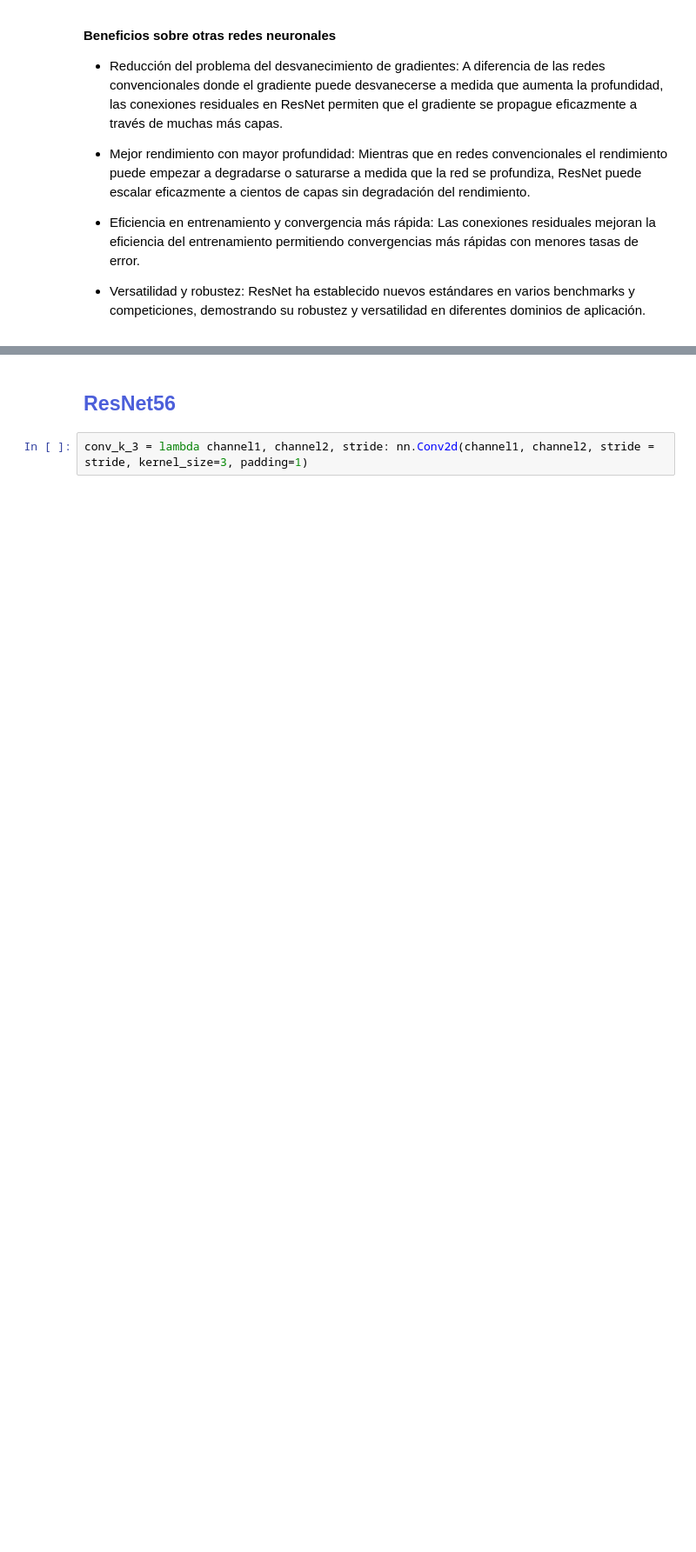
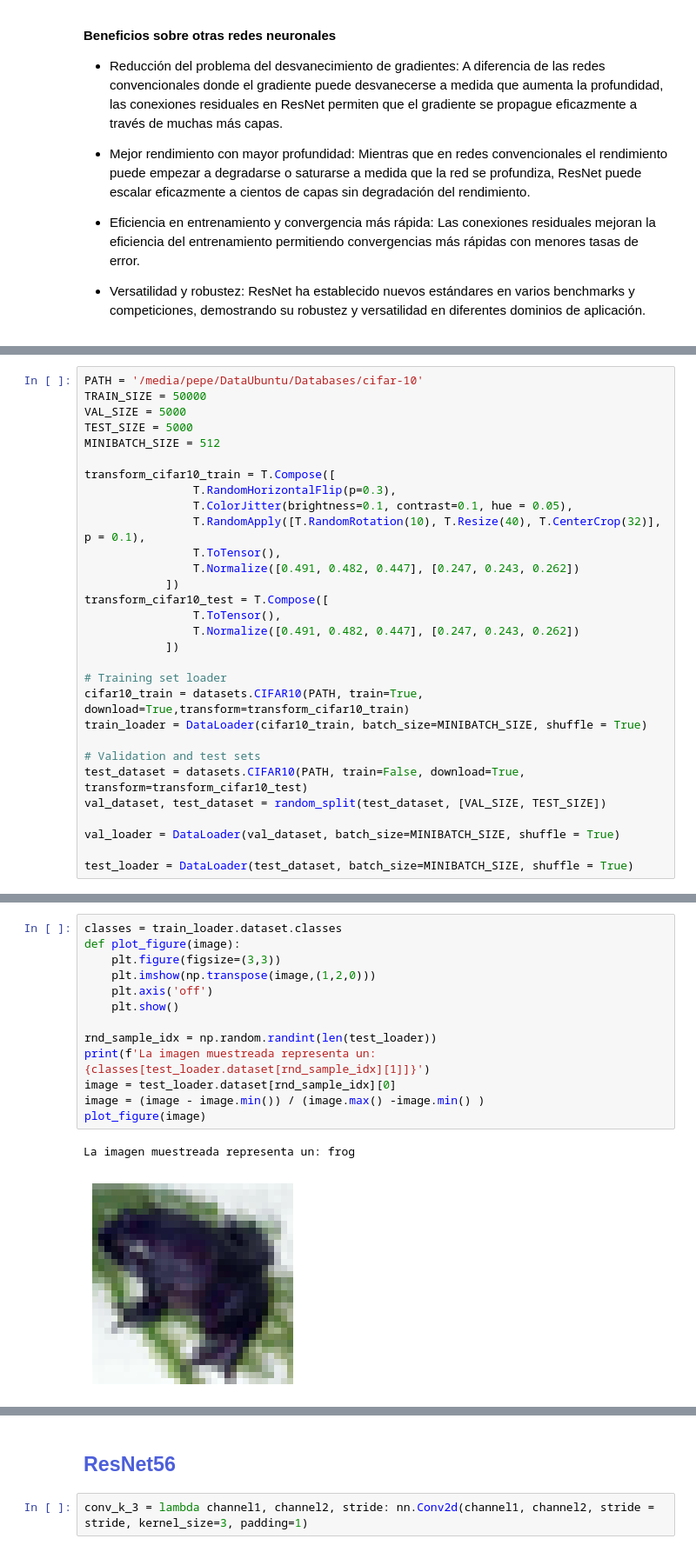
Before and after one commit to ramiro999/pytorch-exploration, a Jupyter notebook: notebooks/ResNet_56_PyTorch.ipynb, the cells around one changed output, grey strips where cells are left out. Shown: that part at 87% size. Drawn from its saved outputs; the diff is of its cells as text; blank space fills up the shorter version.

```diff
--- a/notebooks/ResNet_56_PyTorch.ipynb
+++ b/notebooks/ResNet_56_PyTorch.ipynb
@@ -35,0 +44,30 @@ from torch.utils.data import DataLoader, Dataset, random_split
+# %%
+PATH = '/media/pepe/DataUbuntu/Databases/cifar-10'
+TRAIN_SIZE = 50000
+VAL_SIZE = 5000
+TEST_SIZE = 5000
+MINIBATCH_SIZE = 512
+
+transform_cifar10_train = T.Compose([
+                T.RandomHorizontalFlip(p=0.3),
+                T.ColorJitter(brightness=0.1, contrast=0.1, hue = 0.05),
+                T.RandomApply([T.RandomRotation(10), T.Resize(40), T.CenterCrop(32)], p = 0.1),
+                T.ToTensor(),
+                T.Normalize([0.491, 0.482, 0.447], [0.247, 0.243, 0.262])
+            ])
+transform_cifar10_test = T.Compose([
+                T.ToTensor(),
+                T.Normalize([0.491, 0.482, 0.447], [0.247, 0.243, 0.262])
+            ])
+
+# Training set loader
+cifar10_train = datasets.CIFAR10(PATH, train=True, download=True,transform=transform_cifar10_train)
+train_loader = DataLoader(cifar10_train, batch_size=MINIBATCH_SIZE, shuffle = True)
+
+# Validation and test sets
+test_dataset = datasets.CIFAR10(PATH, train=False, download=True, transform=transform_cifar10_test)
+val_dataset, test_dataset = random_split(test_dataset, [VAL_SIZE, TEST_SIZE])
+
+val_loader = DataLoader(val_dataset, batch_size=MINIBATCH_SIZE, shuffle = True)
+
+test_loader = DataLoader(test_dataset, batch_size=MINIBATCH_SIZE, shuffle = True)
@@ -35,0 +111,16 @@ from torch.utils.data import DataLoader, Dataset, random_split
+# %%
+classes = train_loader.dataset.classes
+def plot_figure(image):
+    plt.figure(figsize=(3,3))
+    plt.imshow(np.transpose(image,(1,2,0)))
+    plt.axis('off')
+    plt.show()
+
+rnd_sample_idx = np.random.randint(len(test_loader))
+print(f'La imagen muestreada representa un: {classes[test_loader.dataset[rnd_sample_idx][1]]}')
+image = test_loader.dataset[rnd_sample_idx][0]
+image = (image - image.min()) / (image.max() -image.min() )
+plot_figure(image)
+# %% [output]
+La imagen muestreada representa un: frog
+[figure, added]
```
Also changed, not shown: parts of 17 cells of this notebook.
